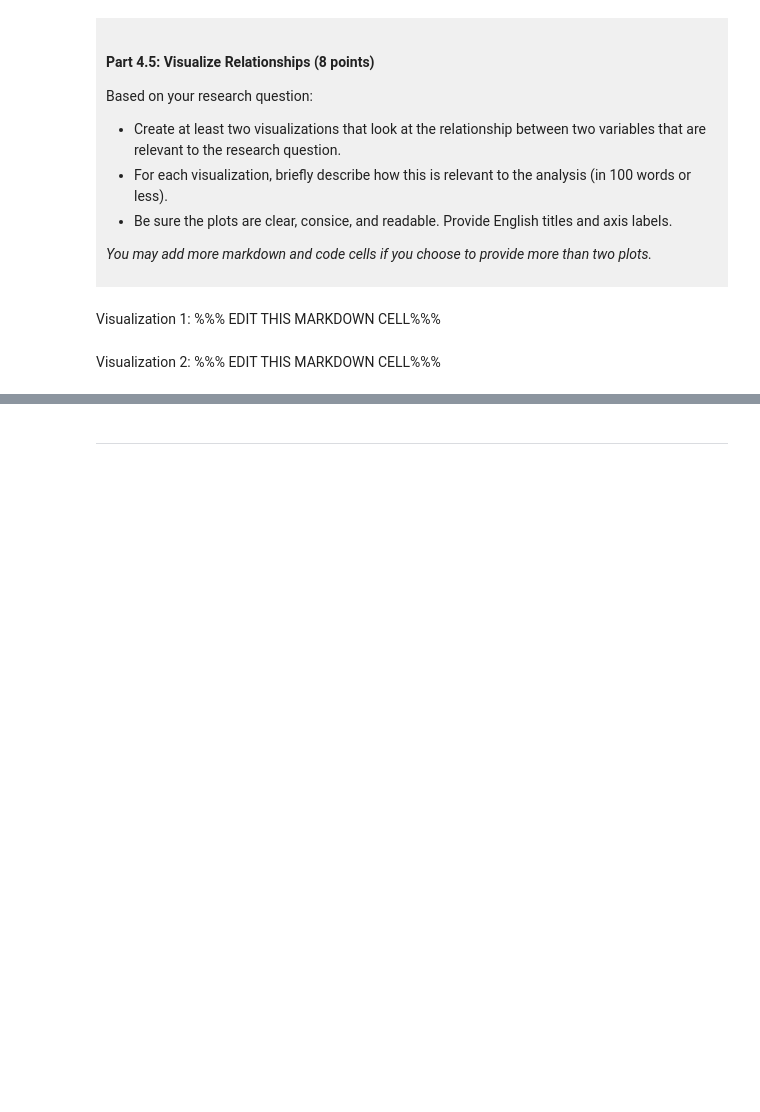
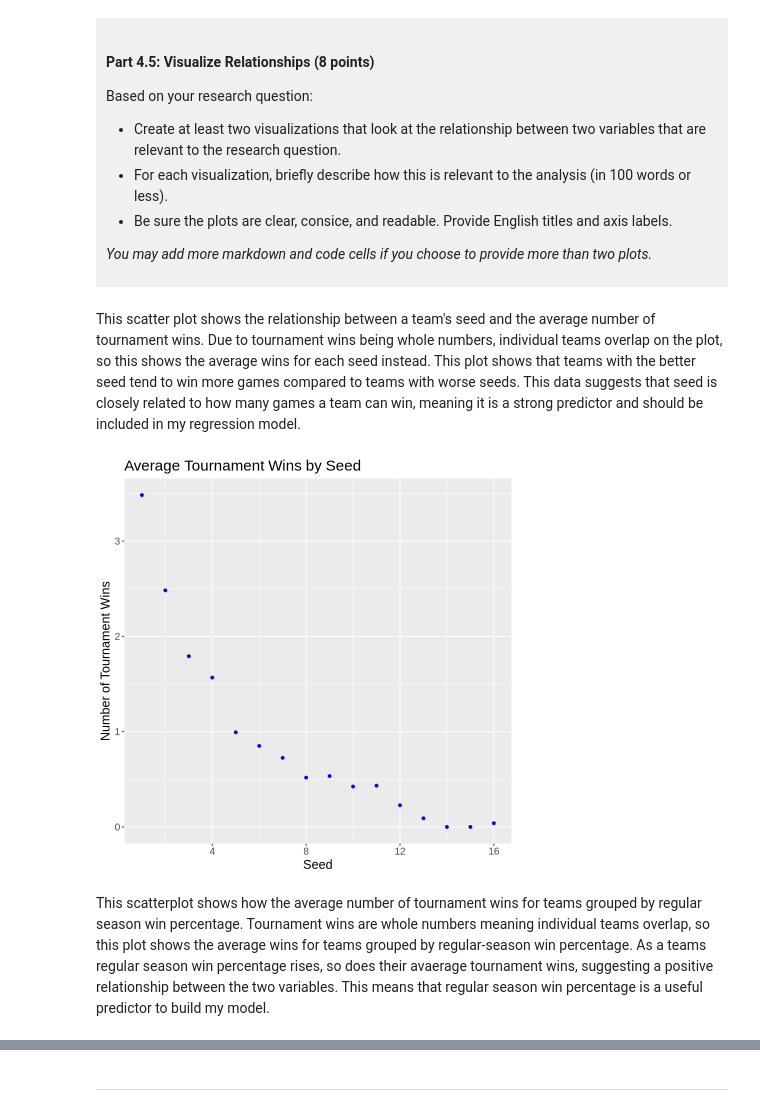
Before and after one commit to Ianlaw987/dsci-100-project-Ian-Law, a Jupyter notebook: dsci-100-project-notebook.ipynb, the cells around one changed output, grey strips where cells are left out. Drawn from its saved outputs; the diff is of its cells as text; code cells hidden in the pictures; blank space fills up the shorter version.

```diff
--- a/dsci-100-project-notebook.ipynb
+++ b/dsci-100-project-notebook.ipynb
@@ -361,9 +399,20 @@ Based on your research question:
 *You may add more markdown and code cells if you choose to provide more than two plots.*
 </div>
 # %% [markdown]
-Visualization 1: %%% EDIT THIS MARKDOWN CELL%%%
+This scatter plot shows the relationship between a team's seed and the average number of tournament wins. Due to tournament wins being whole numbers, individual teams overlap on the plot, so this shows the average wins for each seed instead. This plot shows that teams with the better seed tend to win more games compared to teams with worse seeds. This data suggests that seed is closely related to how many games a team can win, meaning it is a strong predictor and should be included in my regression model.
 # %%
-### EDIT THIS CODE CELL FOR VISUALIZATION 1###
+seed_average <- mm_tidy |> #
+  group_by(seed) |>
+  summarize(mean_tourney_wins = mean(tourney_wins, na.rm = TRUE))  #finds the average tournament wins
+
+seed_plot<- seed_average|> #plots the average tournament wins for each seed
+ggplot(aes( x = seed, y = mean_tourney_wins))+
+geom_point(color = "blue")+
+labs(title = "Average Tournament Wins by Seed", x = "Seed", y = "Number of Tournament Wins")+
+theme(text = element_text(size = 15))
+seed_plot
+# %% [output]
+[figure, added]
 # %% [markdown]
-Visualization 2: %%% EDIT THIS MARKDOWN CELL%%%
+This scatterplot shows how the average number of tournament wins for teams grouped by regular season win percentage. Tournament wins are whole numbers meaning individual teams overlap, so this plot shows the average wins for teams grouped by regular-season win percentage. As a teams regular season win percentage rises, so does their avaerage tournament wins, suggesting a positive relationship between the two variables. This means that regular season win percentage is a useful predictor to build my model.
 # %%
```
Also changed, not shown: parts of 11 cells of this notebook.
